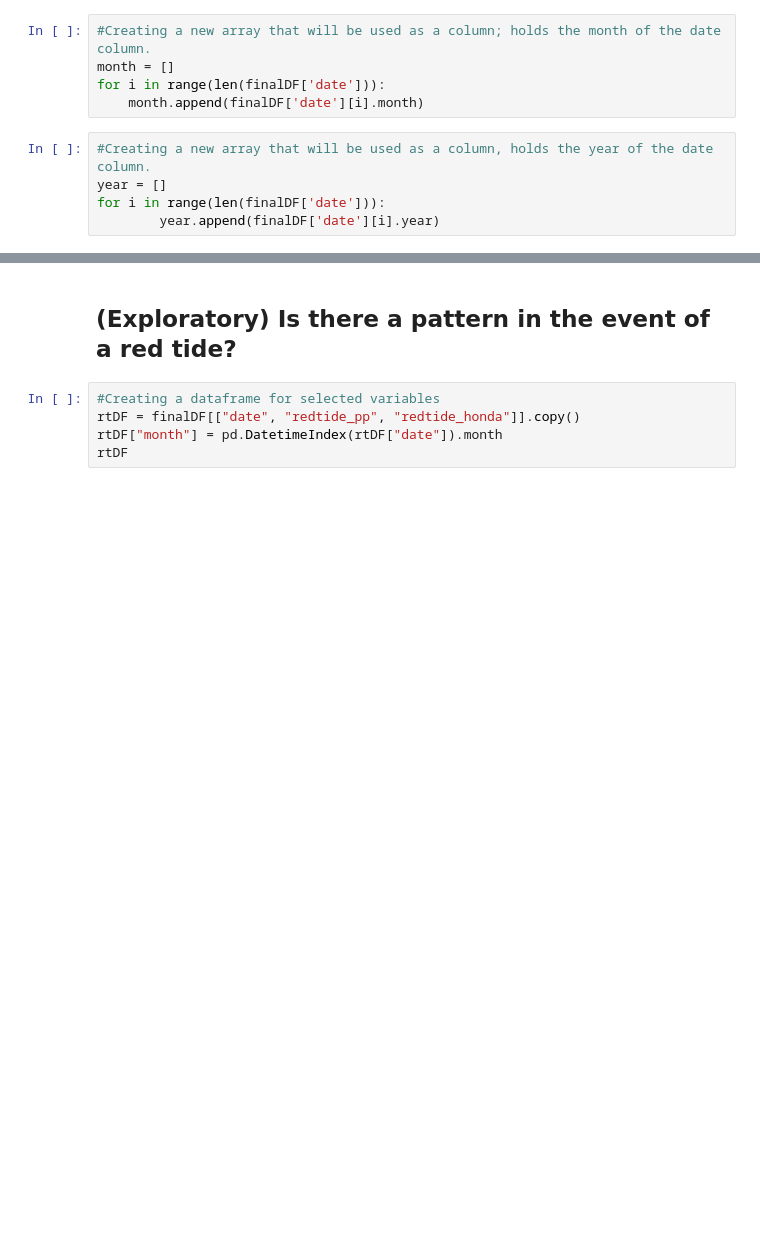
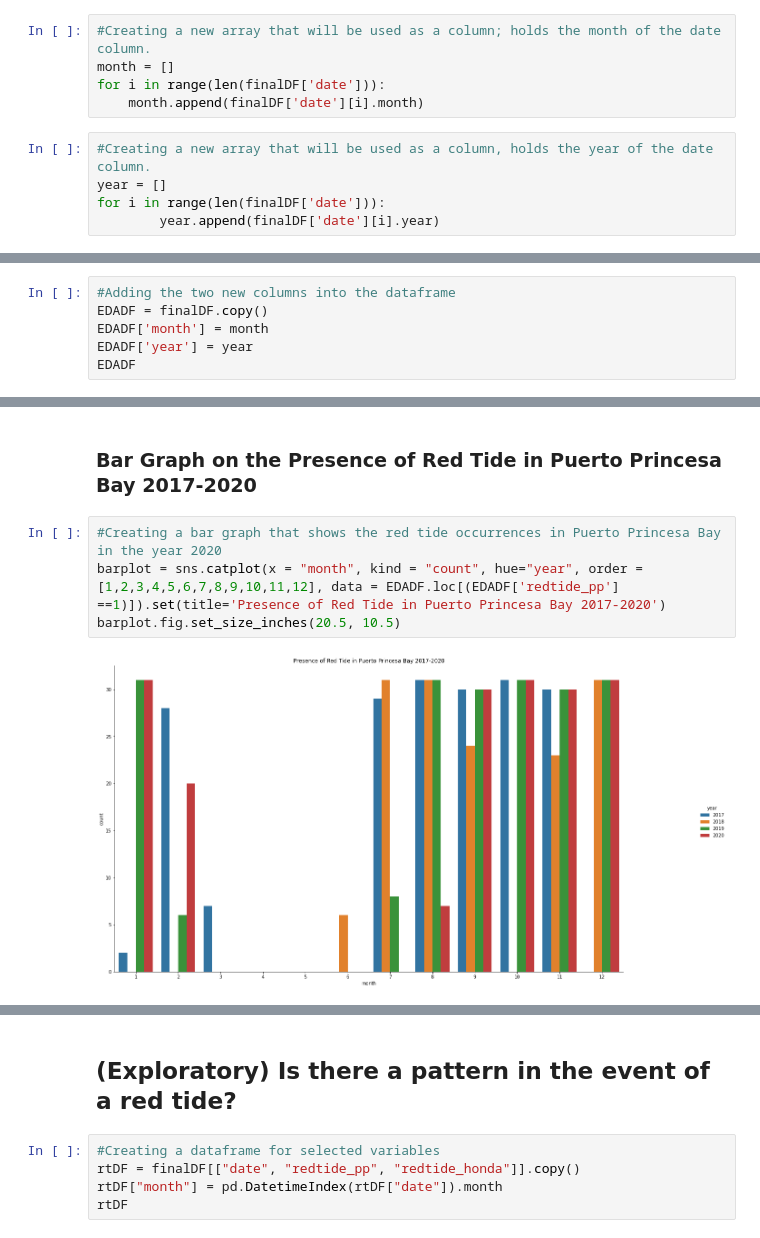
Before and after one commit to rlltj/OpenRefineFinalProject, a Jupyter notebook: OpenRefineMCO2(final).ipynb, the cells around one changed output, grey strips where cells are left out. Saved outputs shown, nothing was run; the diff lists cells and outputs as text; blank space fills up the shorter version.

```diff
--- a/OpenRefineMCO2(final).ipynb
+++ b/OpenRefineMCO2(final).ipynb
@@ -1701,0 +908,6 @@ From the heatmap, it can be observed that as the months go, the occurrence of lo
+# %%
+#Adding the two new columns into the dataframe
+EDADF = finalDF.copy()
+EDADF['month'] = month
+EDADF['year'] = year
+EDADF
@@ -1701,0 +928,8 @@ From the heatmap, it can be observed that as the months go, the occurrence of lo
+# %% [markdown]
+### Bar Graph on the Presence of Red Tide in Puerto Princesa Bay 2017-2020
+# %%
+#Creating a bar graph that shows the red tide occurrences in Puerto Princesa Bay in the year 2020
+barplot = sns.catplot(x = "month", kind = "count", hue="year", order = [1,2,3,4,5,6,7,8,9,10,11,12], data = EDADF.loc[(EDADF['redtide_pp'] ==1)]).set(title='Presence of Red Tide in Puerto Princesa Bay 2017-2020')
+barplot.fig.set_size_inches(20.5, 10.5)
+# %% [output]
+[figure, added]
```
Also changed, not shown: parts of 133 cells of this notebook.
